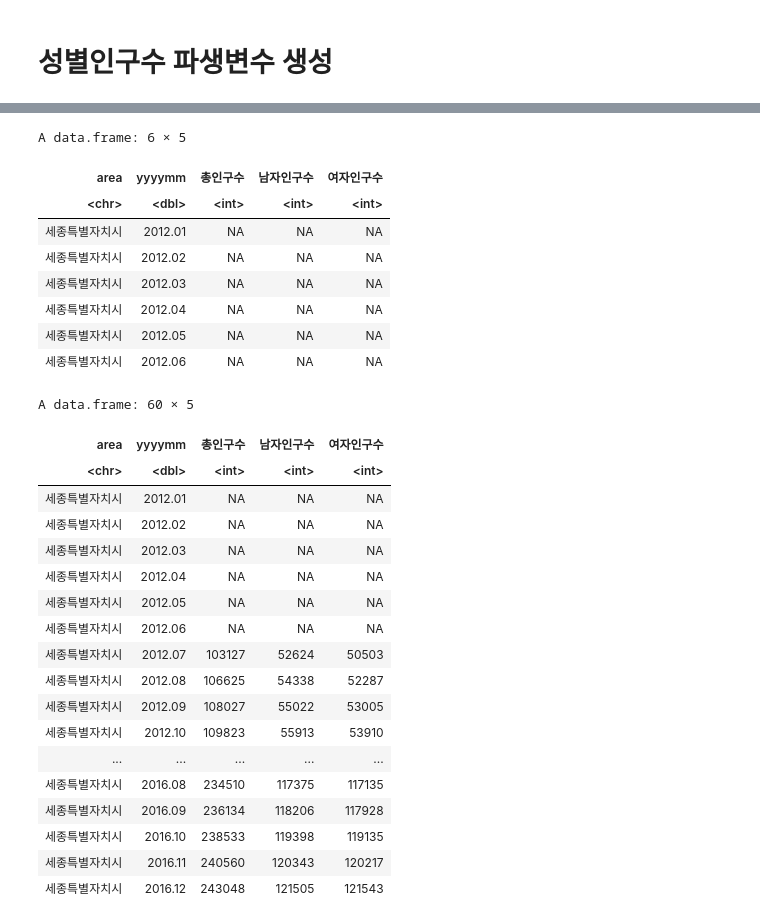
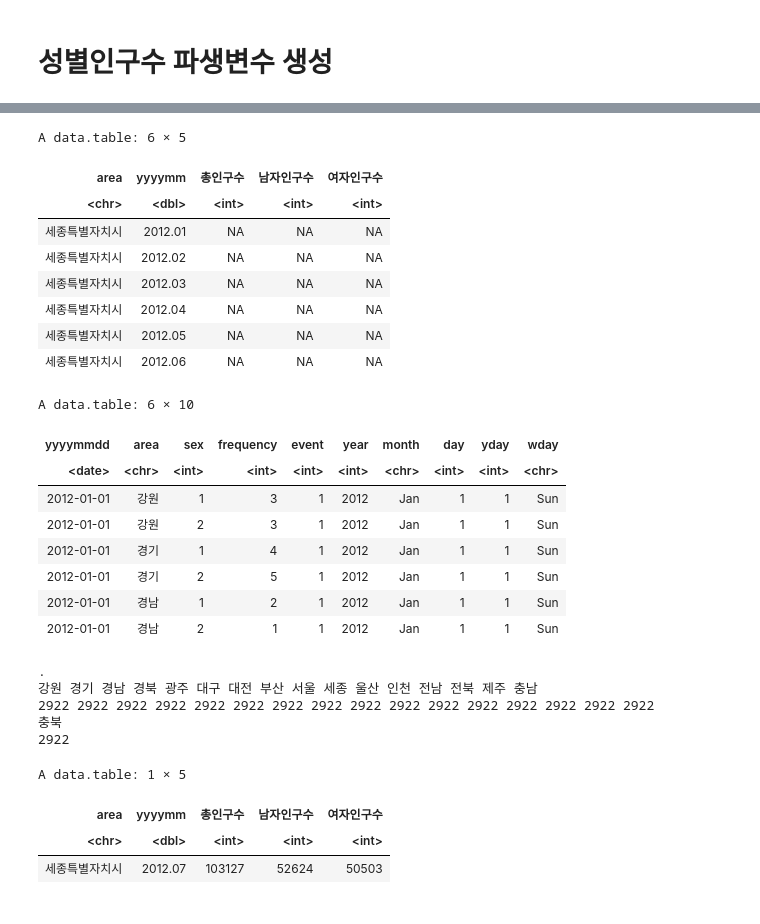
Before and after one commit to min02yam/Prediction-of-Cardiovascular-Disease-Incidence-using-machine-learning, a Jupyter notebook: 3_인구.ipynb, the cells around one changed output, grey strips where cells are left out. Drawn from its saved outputs; the diff is of its cells as text; code cells hidden in the pictures.

```diff
--- a/3_인구.ipynb
+++ b/3_인구.ipynb
@@ -99,8 +101,8 @@ Warning message in eval(cols[[col]], .data, parent.frame()):
 “NAs introduced by coercion”
 # %%
-성별인구수_mutate %>% filter( is.na(총인구수) | is.na(남자인구수) | is.na(여자인구수))
+성별인구수 %>% filter( is.na(총인구수) | is.na(남자인구수) | is.na(여자인구수))
 # %% [output]
-A data.frame: 6 × 5
+A data.table: 6 × 5
 | area | yyyymm | 총인구수 | 남자인구수 | 여자인구수 |
 | <chr> | <dbl> | <int> | <int> | <int> |
 | 세종특별자치시 | 2012.01 | NA | NA | NA |
@@ -109,25 +111,31 @@ A data.frame: 6 × 5
 | 세종특별자치시 | 2012.04 | NA | NA | NA |
 | 세종특별자치시 | 2012.05 | NA | NA | NA |
 | 세종특별자치시 | 2012.06 | NA | NA | NA |
+# %%
+system("gdown --id 1NkDEXFpNjYq0emwyuf4NgD-W6kXjhSA0")
+hs=fread("df_date_month.csv")
+hs %>% head
+#hs %>% filter(area=='세종')
+hs$area %>% table
+# %% [output]
+A data.table: 6 × 10
+| yyyymmdd | area | sex | frequency | event | year | month | day | yday | wday |
+| <date> | <chr> | <int> | <int> | <int> | <int> | <chr> | <int> | <int> | <chr> |
+| 2012-01-01 | 강원 | 1 | 3 | 1 | 2012 | Jan | 1 | 1 | Sun |
+| 2012-01-01 | 강원 | 2 | 3 | 1 | 2012 | Jan | 1 | 1 | Sun |
+| 2012-01-01 | 경기 | 1 | 4 | 1 | 2012 | Jan | 1 | 1 | Sun |
+| 2012-01-01 | 경기 | 2 | 5 | 1 | 2012 | Jan | 1 | 1 | Sun |
+| 2012-01-01 | 경남 | 1 | 2 | 1 | 2012 | Jan | 1 | 1 | Sun |
+| 2012-01-01 | 경남 | 2 | 1 | 1 | 2012 | Jan | 1 | 1 | Sun |
+.
+강원 경기 경남 경북 광주 대구 대전 부산 서울 세종 울산 인천 전남 전북 제주 충남
+2922 2922 2922 2922 2922 2922 2922 2922 2922 2922 2922 2922 2922 2922 2922 2922
+충북
+2922
 # %%
-성별인구수_mutate %>% filter(area=='세종특별자치시', )
+성별인구수 %>% filter(area=='세종특별자치시', yyyymm	=='2012.07')
 # %% [output]
-A data.frame: 60 × 5
+A data.table: 1 × 5
 | area | yyyymm | 총인구수 | 남자인구수 | 여자인구수 |
 | <chr> | <dbl> | <int> | <int> | <int> |
-| 세종특별자치시 | 2012.01 | NA | NA | NA |
-| 세종특별자치시 | 2012.02 | NA | NA | NA |
-| 세종특별자치시 | 2012.03 | NA | NA | NA |
-| 세종특별자치시 | 2012.04 | NA | NA | NA |
-| 세종특별자치시 | 2012.05 | NA | NA | NA |
-| 세종특별자치시 | 2012.06 | NA | NA | NA |
 | 세종특별자치시 | 2012.07 | 103127 | 52624 | 50503 |
-| 세종특별자치시 | 2012.08 | 106625 | 54338 | 52287 |
-| 세종특별자치시 | 2012.09 | 108027 | 55022 | 53005 |
-| 세종특별자치시 | 2012.10 | 109823 | 55913 | 53910 |
-| ... | ... | ... | ... | ... |
-| 세종특별자치시 | 2016.08 | 234510 | 117375 | 117135 |
-| 세종특별자치시 | 2016.09 | 236134 | 118206 | 117928 |
-| 세종특별자치시 | 2016.10 | 238533 | 119398 | 119135 |
-| 세종특별자치시 | 2016.11 | 240560 | 120343 | 120217 |
-| 세종특별자치시 | 2016.12 | 243048 | 121505 | 121543 |
```
Also changed, not shown: parts of 17 cells of this notebook.
